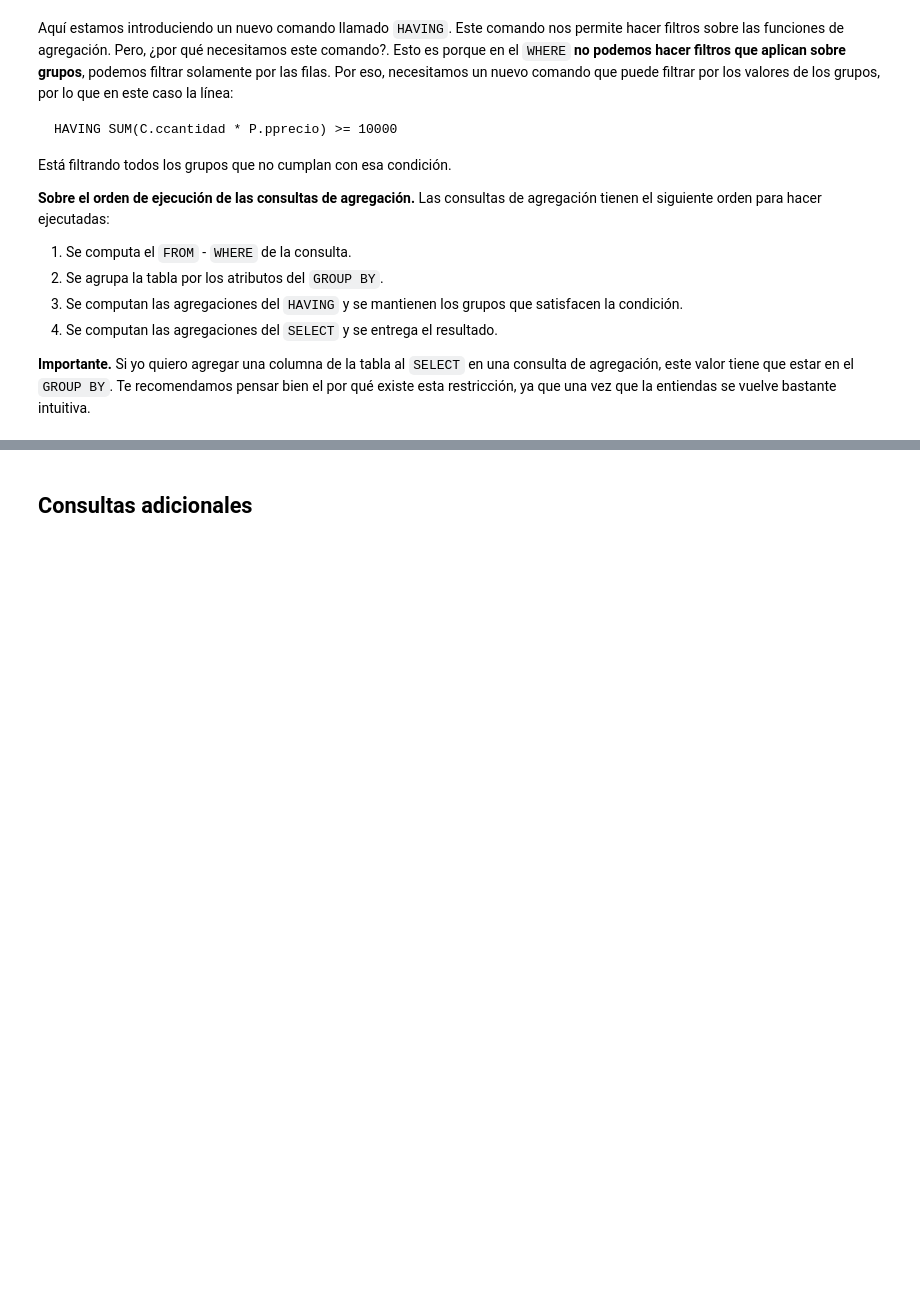
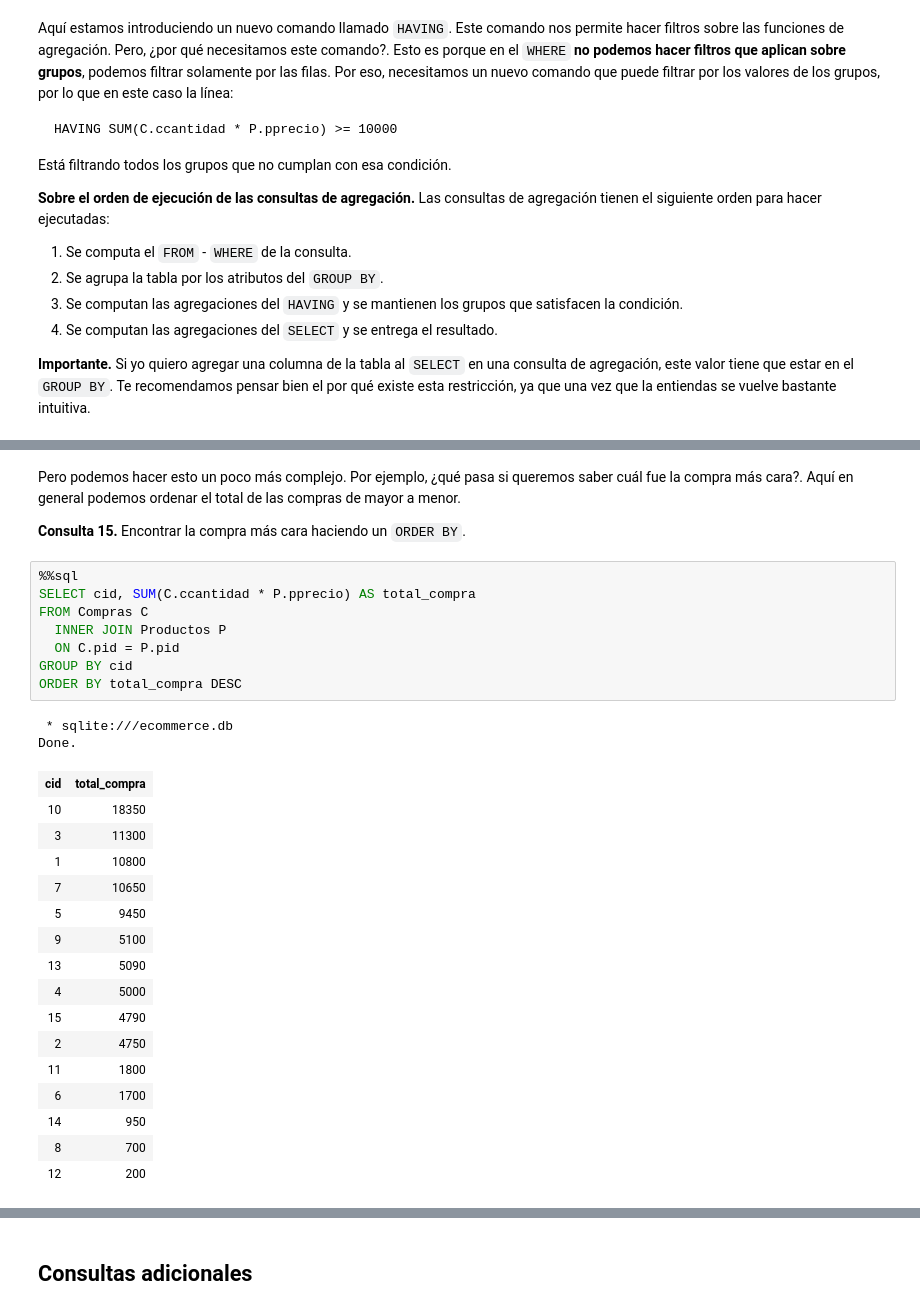
Before and after one commit to alanezz/data-crash-course, a Jupyter notebook: SQL/01 - Introducción a SQL.ipynb, the cells around one changed output, grey strips where cells are left out. Saved outputs shown, nothing was run; the diff lists cells and outputs as text; blank space fills up the shorter version.

```diff
--- a/SQL/01 - Introducción a SQL.ipynb
+++ b/SQL/01 - Introducción a SQL.ipynb
@@ -1023,0 +1062,31 @@ Está filtrando todos los grupos que no cumplan con esa condición.
+# %% [markdown]
+Pero podemos hacer esto un poco más complejo. Por ejemplo, ¿qué pasa si queremos saber cuál fue la compra más cara?. Aquí en general podemos ordenar el total de las compras de mayor a menor.
+
+**Consulta 15.** Encontrar la compra más cara haciendo un `ORDER BY`.
+# %%
+%%sql
+SELECT cid, SUM(C.ccantidad * P.pprecio) AS total_compra
+FROM Compras C
+  INNER JOIN Productos P
+  ON C.pid = P.pid
+GROUP BY cid
+ORDER BY total_compra DESC
+# %% [output]
+ * sqlite:///ecommerce.db
+Done.
+| cid | total_compra |
+| 10 | 18350 |
+| 3 | 11300 |
+| 1 | 10800 |
+| 7 | 10650 |
+| 5 | 9450 |
+| 9 | 5100 |
+| 13 | 5090 |
+| 4 | 5000 |
+| 15 | 4790 |
+| 2 | 4750 |
+| 11 | 1800 |
+| 6 | 1700 |
+| 14 | 950 |
+| 8 | 700 |
+| 12 | 200 |
```
Also changed, not shown: parts of 11 cells of this notebook, 1 other file.
